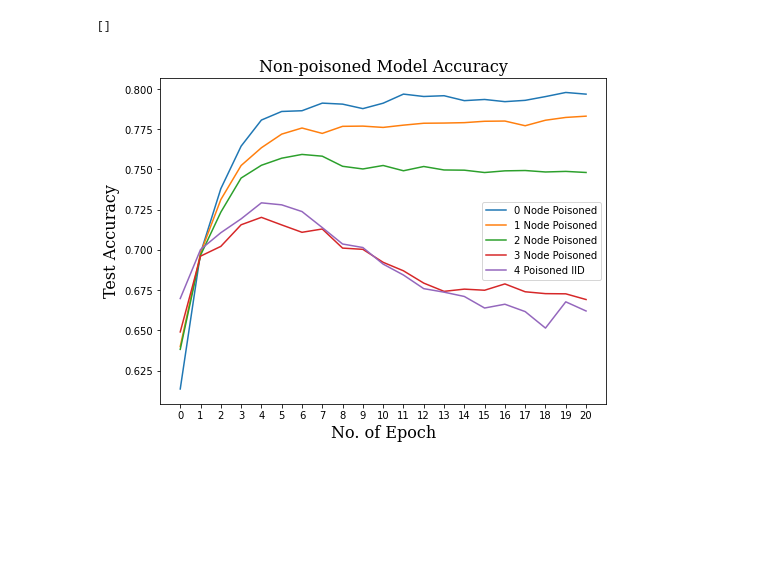
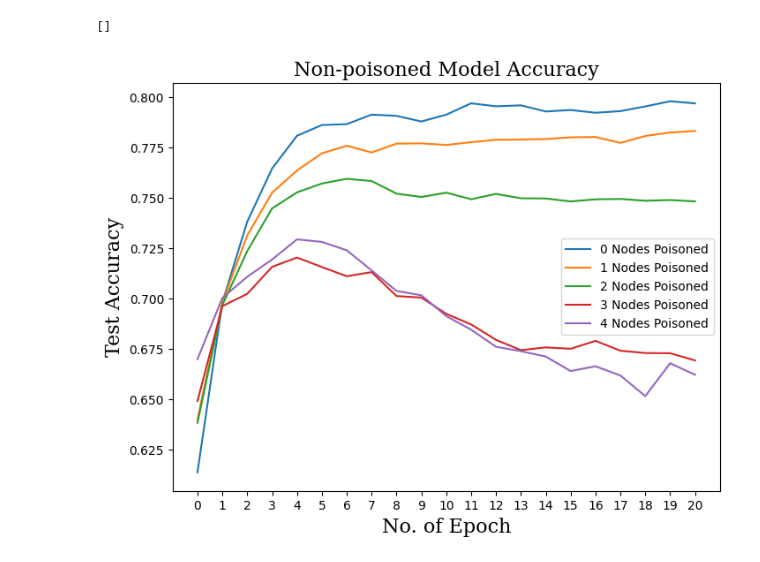
Before and after one commit to kaiesalmahmud/SKD-FL, a Jupyter notebook: selected_results.ipynb, the cells around one changed output. Cells and saved outputs as stored; diff of their text form; code cells hidden in the pictures; blank space fills up the shorter version.

```diff
--- a/selected_results.ipynb
+++ b/selected_results.ipynb
@@ -119,23 +119,23 @@ plt.plot()
 # %%
-avg_poisoned_IID, avg_unpoisoned_IID = get_avg_perf_poisoned(col_perf, 4)
+p4_poisoned, p4_unpoisoned = get_avg_perf_poisoned(col_perf, 4)
 # %%
 plt.figure(figsize=(8, 6))
 
 plt.plot(p0_unpoisoned, label='0 Nodes Poisoned')
 plt.plot(p1_unpoisoned, label='1 Nodes Poisoned')
 plt.plot(p2_unpoisoned, label='2 Nodes Poisoned')
 plt.plot(p3_unpoisoned, label='3 Nodes Poisoned')
-plt.plot(avg_unpoisoned_IID, label='4 Nodes Poisoned')
+plt.plot(p4_unpoisoned, label='4 Nodes Poisoned')
 
 plt.title('Non-poisoned Model Accuracy', fontdict=font)
 plt.xlabel('No. of Epoch', fontdict=font)
 plt.ylabel('Test Accuracy', fontdict=font)
 plt.xticks(list(range(21)))
 plt.legend(loc='best')
 plt.plot()
 # %% [output]
 []
-[figure, old version]
+[figure, new version]
 # %%
 with open('results/skd/result_FEMNIST_balanced/col_performance.pkl', 'rb') as f:
     col_perf = pickle.load(f)
```
Also changed, not shown: parts of 17 cells of this notebook, 2 other files.
